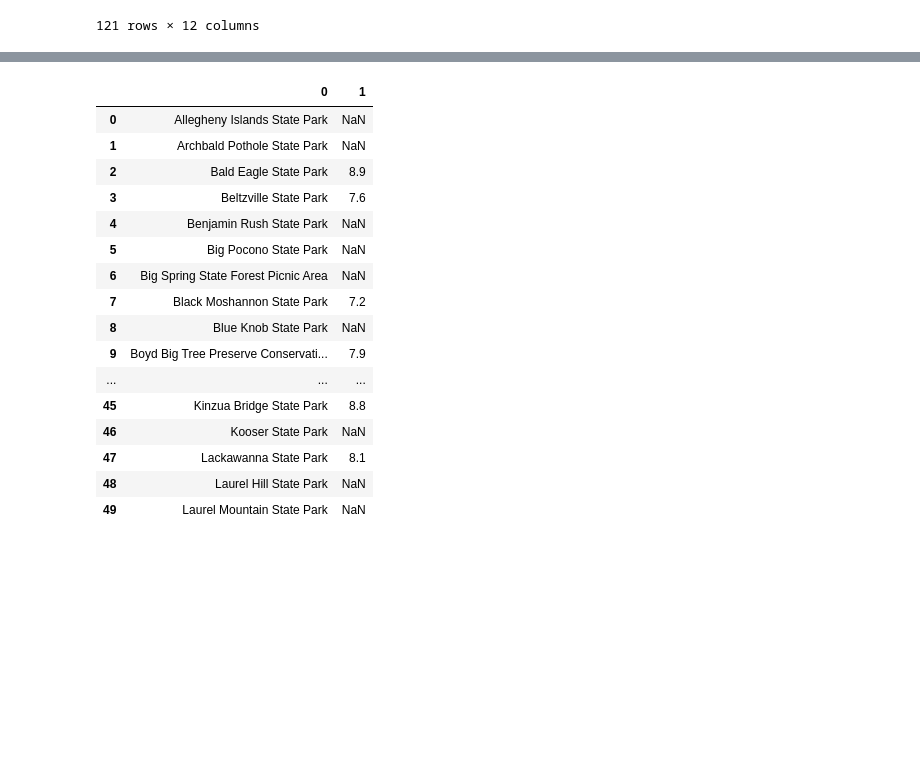
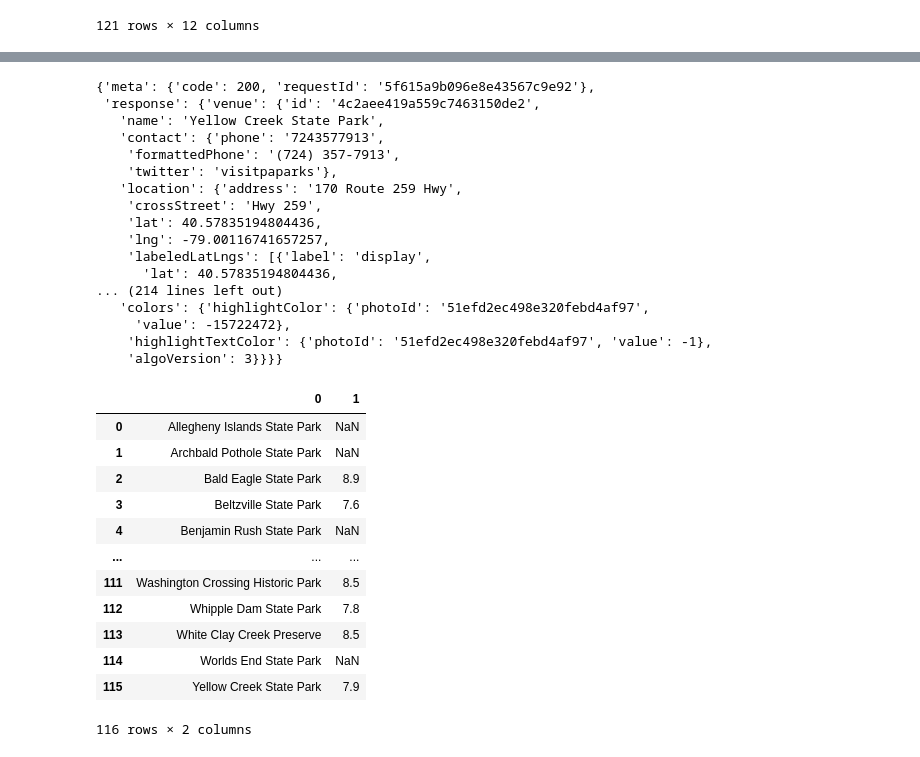
Before and after one commit to qcabel/PA-state-parks, a Jupyter notebook: state_park_PA_foursquare.ipynb, the cells around one changed output, grey strips where cells are left out. Saved outputs shown, nothing was run; the diff lists cells and outputs as text; code cells hidden in the pictures; blank space fills up the shorter version.

Commit message:
park clustering

```diff
--- a/state_park_PA_foursquare.ipynb
+++ b/state_park_PA_foursquare.ipynb
@@ -232,13 +238,7 @@ map_park = folium.Map(location=[lat, lng], zoom_start=12)
 label = "{}: {}".format(df_park['Park name'][parkId], df_park['Remarks'][parkId])
 label = folium.Popup(label, parse_html=True)
 folium.CircleMarker(
-        [lat, lng],
-        radius=5,
-        popup=label,
-        color='red',
-        fill=True,
-        fill_color='#d63855',
-        fill_opacity=0.7,
+        [lat, lng], radius=5, popup=label, color='red', fill=True, fill_color='#d63855', fill_opacity=0.7,
         parse_html=False).add_to(map_park)
 
 # add markers to map
@@ -251,13 +251,7 @@ for i in range(len(results['response']['groups'][0]['items'])):
     label = "{} ({})".format(venue_name, venue_categ)
     label = folium.Popup(label, parse_html=True)
     folium.CircleMarker(
-        [lat_v, lng_v],
-        radius=5,
-        popup=label,
-        color='blue',
-        fill=True,
-        fill_color='#3186cc',
-        fill_opacity=0.7,
+        [lat_v, lng_v], radius=5, popup=label, color='blue', fill=True, fill_color='#3186cc', fill_opacity=0.7,
         parse_html=False).add_to(map_park)
 
 map_park
@@ -420,14 +388,7 @@ radius = 5000; LIMIT = 10
 
 for lat, lng, park in zip(df_park['latitude'], df_park['longitude'], df_park['Park name']):
     url = 'https://api.foursquare.com/v2/venues/search?client_id={}&client_secret={}&v={}&ll={},{}&categoryId={}&radius={}&limit={}'.format(
-        CLIENT_ID,
-        CLIENT_SECRET,
-        VERSION,
-        lat,
-        lng,
-        categId,
-        radius,
-        LIMIT)
+        CLIENT_ID, CLIENT_SECRET, VERSION, lat, lng, categId, radius, LIMIT)
     venue_park_results = requests.get(url).json()
 
     found_park = np.NaN
@@ -441,14 +402,7 @@ for lat, lng, park in zip(df_park['latitude'], df_park['longitude'], df_park['Pa
         distance = venue_park_results['response']['venues'][0]['location']['distance']
     else: # if did find "State park" nearby, try another category
         url = 'https://api.foursquare.com/v2/venues/search?client_id={}&client_secret={}&v={}&ll={},{}&categoryId={}&radius={}&limit={}'.format(
-            CLIENT_ID,
-            CLIENT_SECRET,
-            VERSION,
-            lat,
-            lng,
-            categId2,
-            radius,
-            LIMIT)
+            CLIENT_ID, CLIENT_SECRET, VERSION, lat, lng, categId2, radius, LIMIT)
         venue_park_results = requests.get(url).json()
         if len(venue_park_results['response']['venues']): # if results exist, pick the closest one ([0])
             found_park = venue_park_results['response']['venues'][0]['name']
@@ -456,7 +410,6 @@ for lat, lng, park in zip(df_park['latitude'], df_park['longitude'], df_park['Pa
             found_id = venue_park_results['response']['venues'][0]['id']
             distance = venue_park_results['response']['venues'][0]['location']['distance']
 
-
     parkId_list.append([park, found_park, found_categ, found_id, distance])
 # %%
 df_parkId = pd.DataFrame(parkId_list)
@@ -557,11 +510,24 @@ for VENUE_ID in df_parkId['found Id']:
     venue_results = requests.get(url).json()
 #     venue_results['response']['venue']['rating'] #or['likes']
     state_park_detail.append(venue_results)
-# %%
-for ipark in range(51, 121):
-    VENUE_ID = df_parkId.loc[ipark, 'found Id']
-    url = 'https://api.foursquare.com/v2/venues/{}?client_id={}&client_secret={}&v={}'.format(VENUE_ID, CLIENT_ID, CLIENT_SECRET, VERSION)
-    venue_results = requests.get(url).json()
-#     venue_results['response']['venue']['rating'] #or['likes']
-    state_park_detail[ipark] = venue_results
+# %%
+state_park_detail[120]
+# %% [output]
+{'meta': {'code': 200, 'requestId': '5f615a9b096e8e43567c9e92'},
+ 'response': {'venue': {'id': '4c2aee419a559c7463150de2',
+   'name': 'Yellow Creek State Park',
+   'contact': {'phone': '7243577913',
+    'formattedPhone': '(724) 357-7913',
+    'twitter': 'visitpaparks'},
+   'location': {'address': '170 Route 259 Hwy',
+    'crossStreet': 'Hwy 259',
+    'lat': 40.57835194804436,
+    'lng': -79.00116741657257,
+    'labeledLatLngs': [{'label': 'display',
+      'lat': 40.57835194804436,
+... (214 lines left out)
+   'colors': {'highlightColor': {'photoId': '51efd2ec498e320febd4af97',
+     'value': -15722472},
+    'highlightTextColor': {'photoId': '51efd2ec498e320febd4af97', 'value': -1},
+    'algoVersion': 3}}}}
 # %%
@@ -570,29 +536,25 @@ for ipark in range(51, 121):
 # len(state_park_detail)
 # %%
 park_rating_list = []
-for ipark in range(51):
+for ipark in range(121):
     if state_park_detail[ipark]['meta']['code'] == 200:
         park_rating_list.append([df_park.loc[ipark, 'Park name'],
                             state_park_detail[ipark]['response']['venue'].get('rating', np.NaN)])
 park_rating = pd.DataFrame(park_rating_list)
 park_rating
 # %% [output]
 |  | 0 | 1 |
 | 0 | Allegheny Islands State Park | NaN |
 | 1 | Archbald Pothole State Park | NaN |
 | 2 | Bald Eagle State Park | 8.9 |
 | 3 | Beltzville State Park | 7.6 |
 | 4 | Benjamin Rush State Park | NaN |
-| 5 | Big Pocono State Park | NaN |
-| 6 | Big Spring State Forest Picnic Area | NaN |
-| 7 | Black Moshannon State Park | 7.2 |
-| 8 | Blue Knob State Park | NaN |
-| 9 | Boyd Big Tree Preserve Conservati... | 7.9 |
 | ... | ... | ... |
-| 45 | Kinzua Bridge State Park | 8.8 |
-| 46 | Kooser State Park | NaN |
-| 47 | Lackawanna State Park | 8.1 |
-| 48 | Laurel Hill State Park | NaN |
-| 49 | Laurel Mountain State Park | NaN |
+| 111 | Washington Crossing Historic Park | 8.5 |
+| 112 | Whipple Dam State Park | 7.8 |
+| 113 | White Clay Creek Preserve | 8.5 |
+| 114 | Worlds End State Park | NaN |
+| 115 | Yellow Creek State Park | 7.9 |
+116 rows × 2 columns
 # %%
 park_likes_list = []
```
Also changed, not shown: parts of 45 cells of this notebook, 2 other files.
